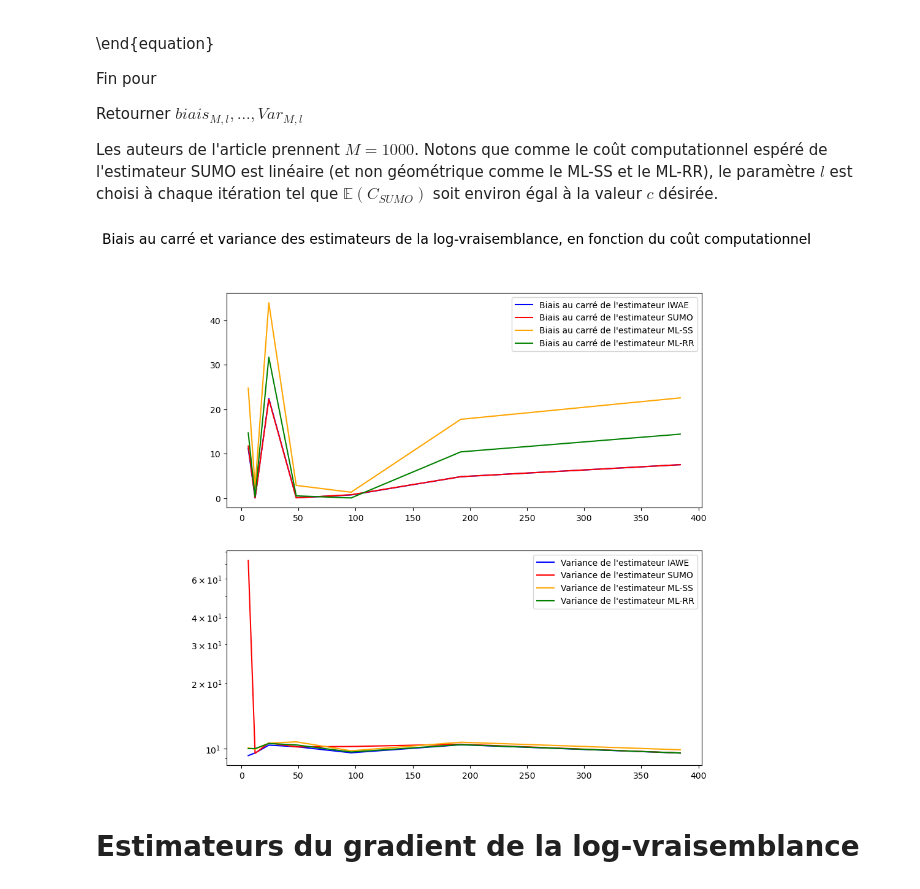
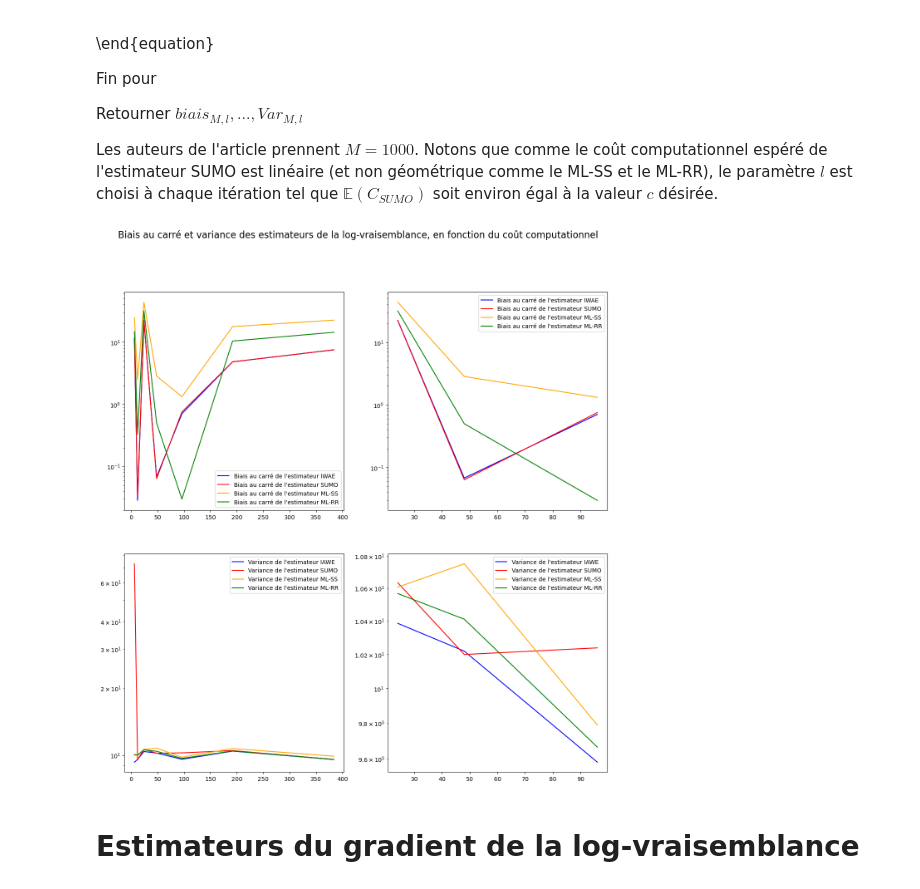
Before and after one commit to yanisrem/Simulation_and_Monte_Carlo_methods_project, a Jupyter notebook: main.ipynb, the cells around one changed output. Drawn from its saved outputs; the diff is of its cells as text; code cells hidden in the pictures.

Commit message:
beaux graphes

```diff
--- a/main.ipynb
+++ b/main.ipynb
@@ -175,52 +175,80 @@ sorted_biais_SS_M = sorted(biais_SS_M.items())
 sorted_biais_RR_M = sorted(biais_RR_M.items())
 
 sorted_var_IWAE_M = sorted(var_IWAE_M.items())
 sorted_var_SUMO_M = sorted(var_SUMO_M.items())
 sorted_var_SS_M = sorted(var_SS_M.items())
 sorted_var_RR_M = sorted(var_RR_M.items())
 
 l, biais_IAWE = zip(*sorted_biais_IWAE_M)
 l, biais_SUMO = zip(*sorted_biais_SUMO_M)
 l, biais_SS = zip(*sorted_biais_SS_M)
 l, biais_RR = zip(*sorted_biais_RR_M)
 
 l, var_SUMO = zip(*sorted_var_SUMO_M)
 l, var_SS = zip(*sorted_var_SS_M)
 l, var_RR = zip(*sorted_var_RR_M)
 l, var_IAWE = zip(*sorted_var_IWAE_M)
 
 x_axis = [6*2**i for i in l]
 
-fig, axs = plt.subplots(2, 1, figsize=(10, 10))
+fig, axs = plt.subplots(2, 2, figsize=(15, 15))
 
-axs[0].plot(x_axis, np.square(biais_IAWE), 'b',
+axs[0,0].plot(x_axis, np.square(biais_IAWE), 'b',
             label="Biais au carré de l'estimateur IWAE", color="blue")
-axs[0].plot(x_axis, np.square(biais_SUMO), 'b',
+axs[0,0].plot(x_axis, np.square(biais_SUMO), 'b',
             label="Biais au carré de l'estimateur SUMO", color="red")
-axs[0].plot(x_axis, np.square(biais_SS), 'b',
+axs[0,0].plot(x_axis, np.square(biais_SS), 'b',
             label="Biais au carré de l'estimateur ML-SS", color="orange")
-axs[0].plot(x_axis, np.square(biais_RR), 'b',
+axs[0,0].plot(x_axis, np.square(biais_RR), 'b',
             label="Biais au carré de l'estimateur ML-RR", color="green")
 
-axs[0].legend()
+axs[0,0].legend()
+axs[0,0].set_yscale("log")
+
+axs[1,0].plot(x_axis, var_IAWE, 'b',
+            label="Variance de l'estimateur IAWE", color="blue")
+axs[1,0].plot(x_axis, var_SUMO, 'b',
+            label="Variance de l'estimateur SUMO", color="red")
+axs[1,0].plot(x_axis, var_SS, 'b',
+            label="Variance de l'estimateur ML-SS", color="orange")
+axs[1,0].plot(x_axis, var_RR, 'b',
+            label="Variance de l'estimateur ML-RR", color="green")
+
+
+axs[1,0].legend()
+axs[1,0].set_yscale("log")
+
+
+axs[0,1].plot(x_axis[2:5], np.square(biais_IAWE)[2:5], 'b',
+            label="Biais au carré de l'estimateur IWAE", color="blue")
+axs[0,1].plot(x_axis[2:5], np.square(biais_SUMO)[2:5], 'b',
+            label="Biais au carré de l'estimateur SUMO", color="red")
+axs[0,1].plot(x_axis[2:5], np.square(biais_SS)[2:5], 'b',
+            label="Biais au carré de l'estimateur ML-SS", color="orange")
+axs[0,1].plot(x_axis[2:5], np.square(biais_RR)[2:5], 'b',
+            label="Biais au carré de l'estimateur ML-RR", color="green")
+
+axs[0,1].legend()
+axs[0,1].set_yscale("log")
+
+
+axs[1,1].plot(x_axis[2:5], var_IAWE[2:5], 'b',
+            label="Variance de l'estimateur IAWE", color="blue")
+axs[1,1].plot(x_axis[2:5], var_SUMO[2:5], 'b',
+            label="Variance de l'estimateur SUMO", color="red")
+axs[1,1].plot(x_axis[2:5], var_SS[2:5], 'b',
+            label="Variance de l'estimateur ML-SS", color="orange")
+axs[1,1].plot(x_axis[2:5], var_RR[2:5], 'b',
+            label="Variance de l'estimateur ML-RR", color="green")
+
+axs[1,1].legend()
+axs[1,1].set_yscale("log")
 
 fig.suptitle('Biais au carré et variance des estimateurs de la log-vraisemblance, en fonction du coût computationnel', fontsize=16)
 
-axs[1].plot(x_axis, var_IAWE, 'b',
-            label="Variance de l'estimateur IAWE", color="blue")
-axs[1].plot(x_axis, var_SUMO, 'b',
-            label="Variance de l'estimateur SUMO", color="red")
-axs[1].plot(x_axis, var_SS, 'b',
-            label="Variance de l'estimateur ML-SS", color="orange")
-axs[1].plot(x_axis, var_RR, 'b',
-            label="Variance de l'estimateur ML-RR", color="green")
-
-
-axs[1].legend()
-plt.yscale("log")
 plt.show()
 # %% [output]
-[figure, old version]
+[figure, new version]
 # %% [markdown]
 # Estimateurs du gradient de la log-vraisemblance
 # %% [markdown]
```
Also changed, not shown: parts of 2 cells of this notebook, 2 other files.
